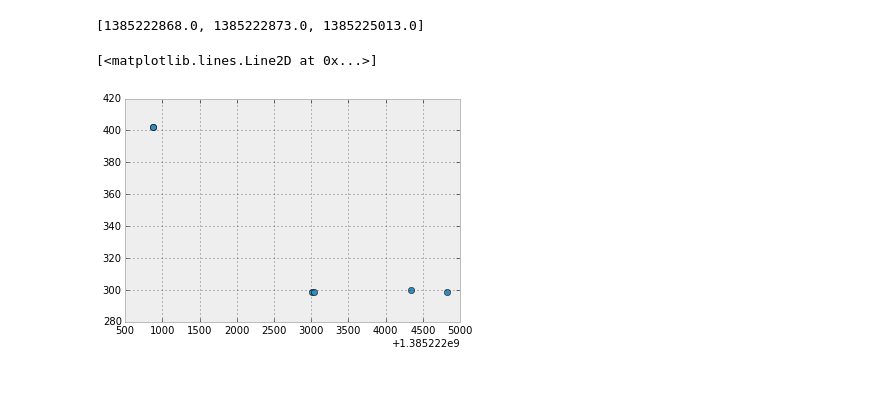
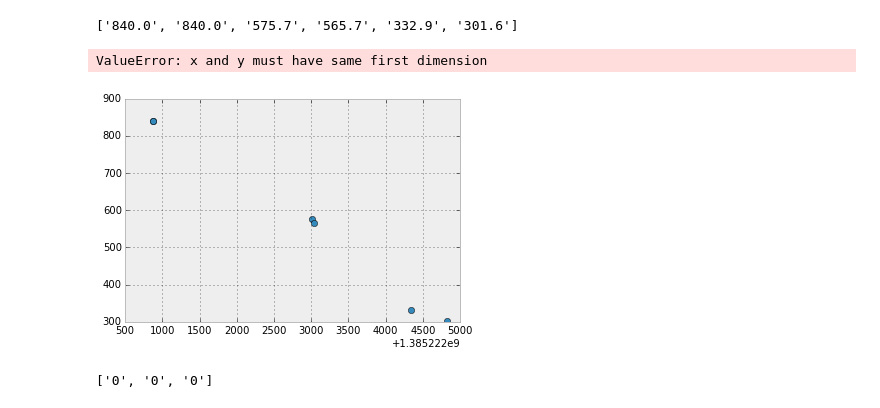
Before and after one commit to giulioungaretti/SPring8, a Jupyter notebook: MBelogs.ipynb, the cells around one changed output. Drawn from its saved outputs; the diff is of its cells as text; code cells hidden in the pictures.

```diff
--- a/MBelogs.ipynb
+++ b/MBelogs.ipynb
@@ -12,11 +10,16 @@ log = mbelog(name)
 # %%
 log.readlog()
 # %%
-log.shut_time
+log.cell_temp_In
 # %% [output]
-[1385222868.0, 1385222873.0, 1385225013.0]
+['840.0', '840.0', '575.7', '565.7', '332.9', '301.6']
 # %%
-plot(log.time,log.sub_temp,'o ')
+plot(log.time,log.cell_temp_In,'o ')
+plot(log.time,log.shut_time,'o ')
 # %% [output]
-[<matplotlib.lines.Line2D at 0x...>]
+ValueError: x and y must have same first dimension
-[figure, old version]
+[figure, new version]
+# %%
+log.shutter_In
+# %% [output]
+['0', '0', '0']
```
Also changed, not shown: parts of 1 cell of this notebook, 1 other file.
